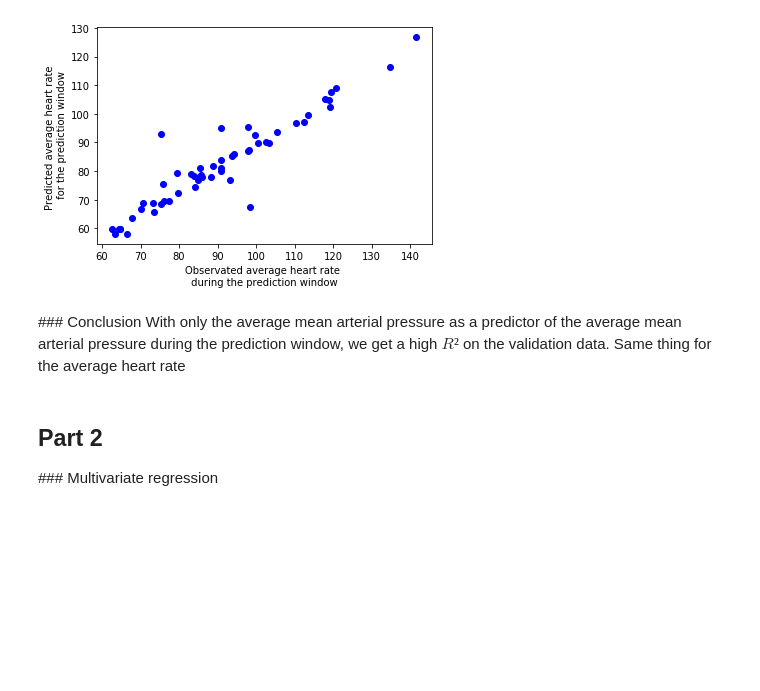
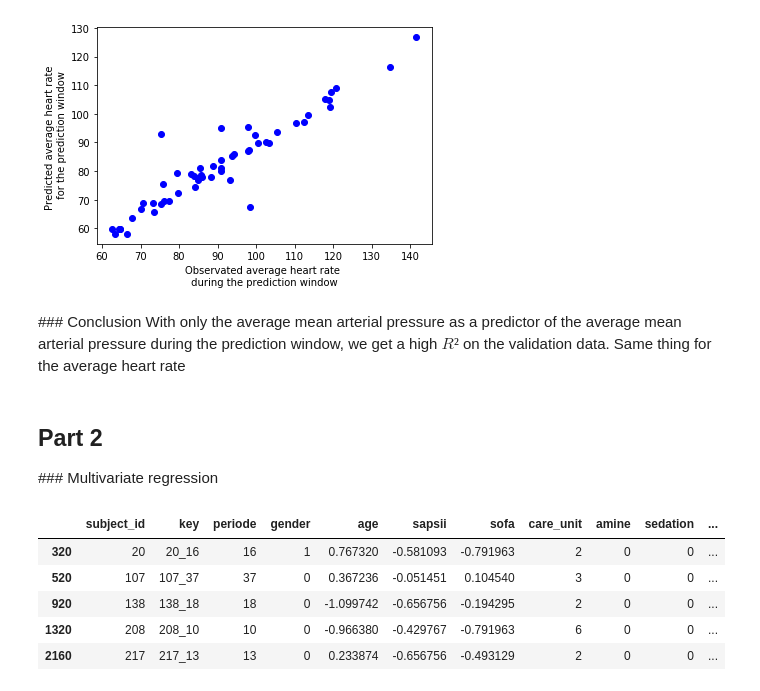
Before and after one commit to yanneta/multi-task-hypotension, a Jupyter notebook: simple_modelisation.ipynb, the cells around one changed output. Cells and saved outputs as stored; diff of their text form; code cells hidden in the pictures; blank space fills up the shorter version.

```diff
--- a/simple_modelisation.ipynb
+++ b/simple_modelisation.ipynb
@@ -27,6 +27,12 @@ def get_mean_timeseries(data):
                             "abp_dias": "mean_dap",
                             "abp_mean": "mean_map"})
     return(agg_data)
+
+def get_mean_std(train, names):
+    for name in names:
+        values = train[name].values
+        train[name] = (values - values.mean()) / values.std()
+    return train
 
 def pick_a_sample(data, k=1):
         """ Picks sample with the same number of observations per patient"""
@@ -230,0 +242,11 @@ With only the average mean arterial pressure as a predictor of the average mean
+# %%
+get_mean_std(df_train, names + names_series)
+get_mean_std(df_val, names + names_series)
+df_train.head()
+# %% [output]
+|  | subject_id | key | periode | gender | age | sapsii | sofa | care_unit | amine | sedation | ... |
+| 320 | 20 | 20_16 | 16 | 1 | 0.767320 | -0.581093 | -0.791963 | 2 | 0 | 0 | ... |
+| 520 | 107 | 107_37 | 37 | 0 | 0.367236 | -0.051451 | 0.104540 | 3 | 0 | 0 | ... |
+| 920 | 138 | 138_18 | 18 | 0 | -1.099742 | -0.656756 | -0.194295 | 2 | 0 | 0 | ... |
+| 1320 | 208 | 208_10 | 10 | 0 | -0.966380 | -0.429767 | -0.791963 | 6 | 0 | 0 | ... |
+| 2160 | 217 | 217_13 | 13 | 0 | 0.233874 | -0.656756 | -0.493129 | 2 | 0 | 0 | ... |
```
Also changed, not shown: parts of 6 cells of this notebook.
